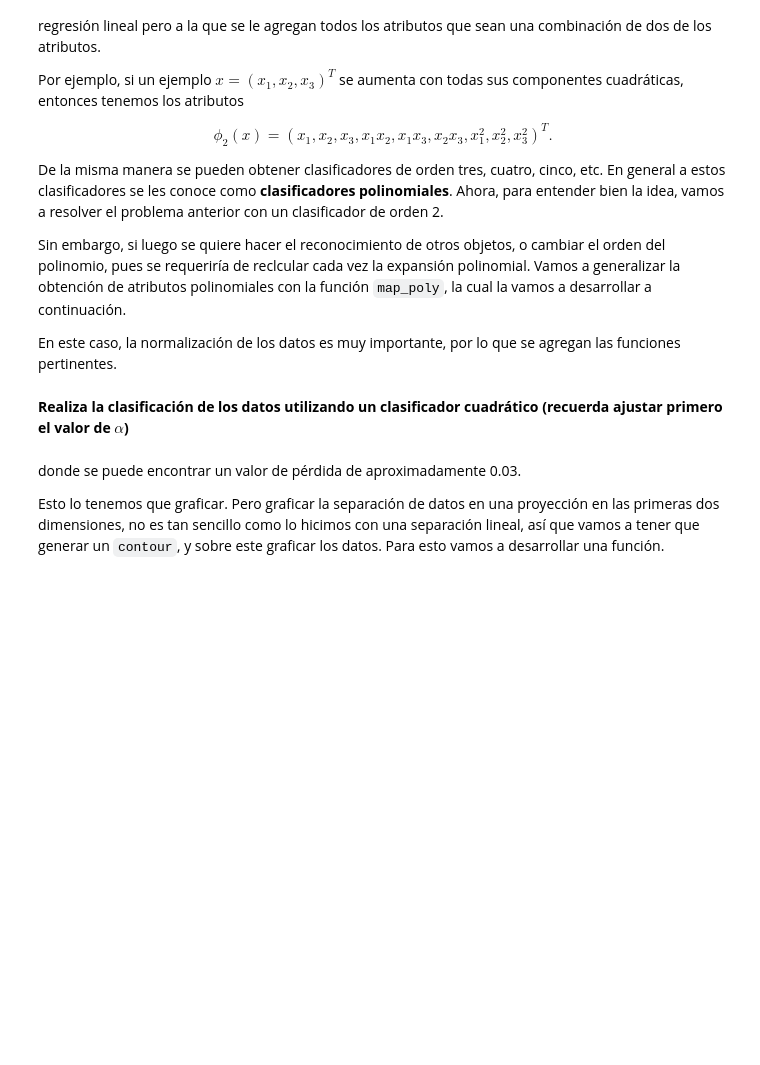
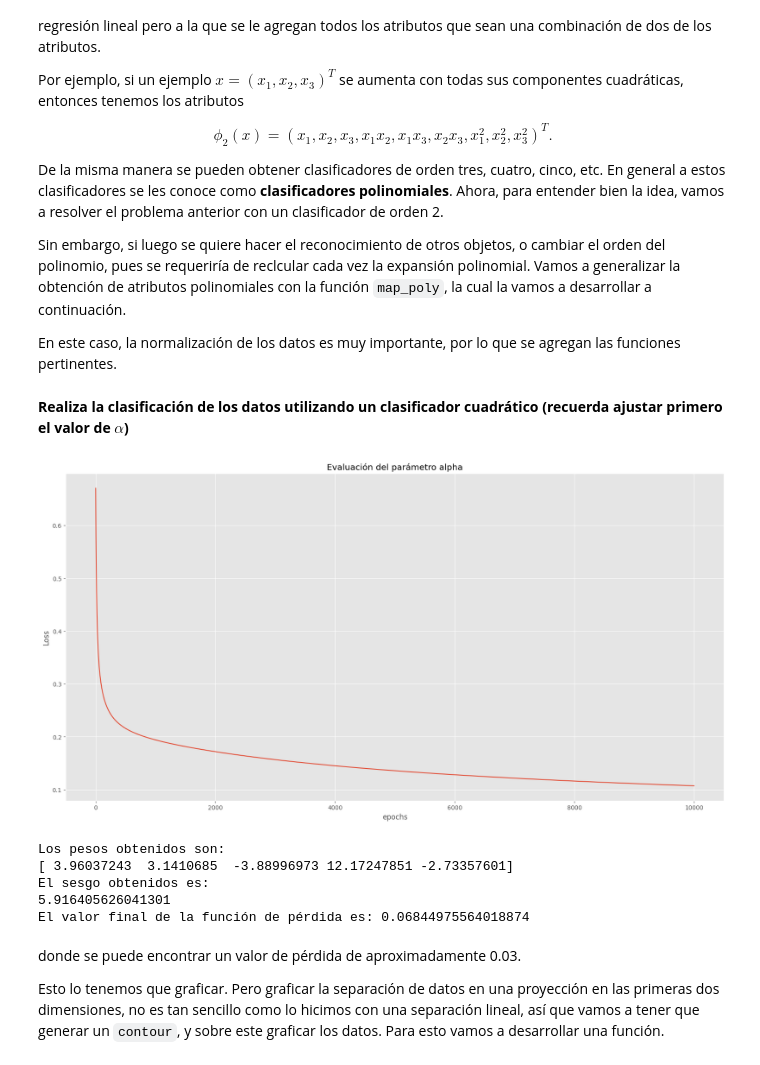
Before and after one commit to fofojaramillo/aaa-course, a Jupyter notebook: reg_logistica.ipynb, the cells around one changed output. Cells and saved outputs as stored; diff of their text form; code cells hidden in the pictures; blank space fills up the shorter version.

```diff
--- a/reg_logistica.ipynb
+++ b/reg_logistica.ipynb
@@ -391,28 +406,36 @@ def normaliza(x, mu, des_std):
 # %%
 # Encuentra phi_x (x son la expansión polinomial de segundo orden, utiliza la función map_poly
 
 #--Agrega el código aqui--
-phi_x =  None
-mu, de = None
-phi_x_norm = None
+phi_x =  map_poly(2,x)
+mu, de = medias_std(phi_x)
+phi_x_norm = normaliza(phi_x, mu, de)
 
 # Utiliza la regresión logística
-alpha = None
-max_iter = None
+alpha = 55e-3
+max_iter = 10000
 
 _, _, hist_loss = descenso_rl_lotes(phi_x_norm, y, alpha, max_iter, historial=True)
 
 plt.plot(range(len(hist_loss)), hist_loss)
 plt.xlabel('epochs')
 plt.ylabel('Loss')
 plt.title('Evaluación del parámetro alpha')
 plt.show()
+# %% [output]
+[figure, added]
 # %%
-w_norm, b_norm, _ = descenso_rl_lotes(phi_x_norm, y, alpha, 1000)
+w_norm, b_norm, _ = descenso_rl_lotes(phi_x_norm, y, alpha, 31000)
 
 print("Los pesos obtenidos son: \n{}".format(w_norm))
 print("El sesgo obtenidos es: \n{}".format(b_norm))
 print("El valor final de la función de pérdida es: {}".format(E_in(phi_x_norm, y, w_norm, b_norm)))
+# %% [output]
+Los pesos obtenidos son:
+[ 3.96037243  3.1410685  -3.88996973 12.17247851 -2.73357601]
+El sesgo obtenidos es:
+5.916405626041301
+El valor final de la función de pérdida es: 0.06844975564018874
 # %% [markdown]
 donde se puede encontrar un valor de pérdida de aproximadamente 0.03.
 
```
Also changed, not shown: parts of 7 cells of this notebook.
